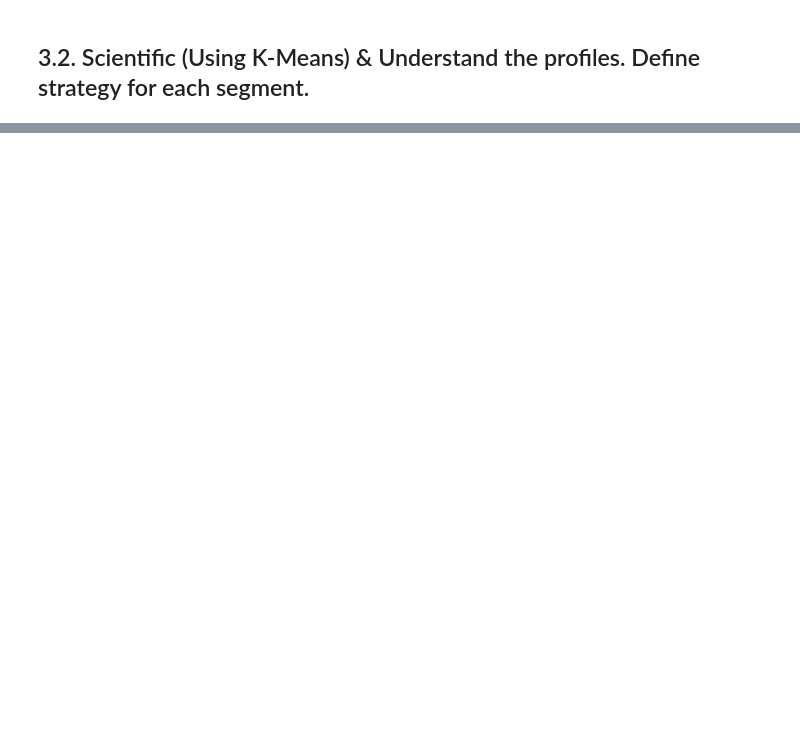
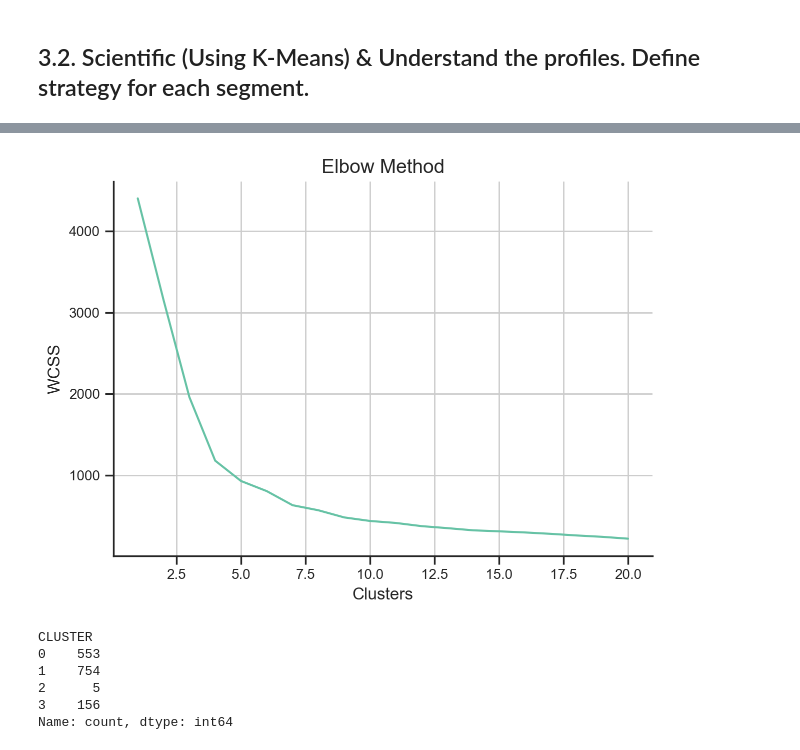
Before and after one commit to mateusengq/MKT-INSIGHTS-ECOMMERCE, a Jupyter notebook: Business_Questions_Group3.ipynb, the cells around one changed output, grey strips where cells are left out. Saved outputs shown, nothing was run; the diff lists cells and outputs as text; code cells hidden in the pictures; blank space fills up the shorter version.

```diff
--- a/Business_Questions_Group3.ipynb
+++ b/Business_Questions_Group3.ipynb
@@ -283,0 +317,37 @@ ImportError: cannot import name 'plot_rfm_clusters' from 'func_utils' (d:\OneDri
+# %%
+## Elbow
+
+wcss = list()
+
+
+for i in range(1, 21):
+    kmeans = KMeans(n_clusters=i, random_state=1234)
+    kmeans.fit(data_tmp_scaled)
+    wcss.append(kmeans.inertia_)
+
+plt.plot(range(1,21), wcss)
+plt.title('Elbow Method')
+plt.xlabel('Clusters')
+plt.ylabel('WCSS')
+plt.grid(True)
+
+plt.tight_layout()
+plt.show()
+# %% [output]
+[figure, added]
+# %%
+## Model with 4 clusters
+
+kmeans = KMeans(n_clusters=4)
+kmeans.fit(data_tmp_scaled)
+
+data_rfm_tmp['CLUSTER'] = kmeans.labels_
+
+data_rfm_tmp['CLUSTER'].value_counts().sort_index()
+# %% [output]
+CLUSTER
+0    553
+1    754
+2      5
+3    156
+Name: count, dtype: int64
```
Also changed, not shown: parts of 31 cells of this notebook, 2 other files.
